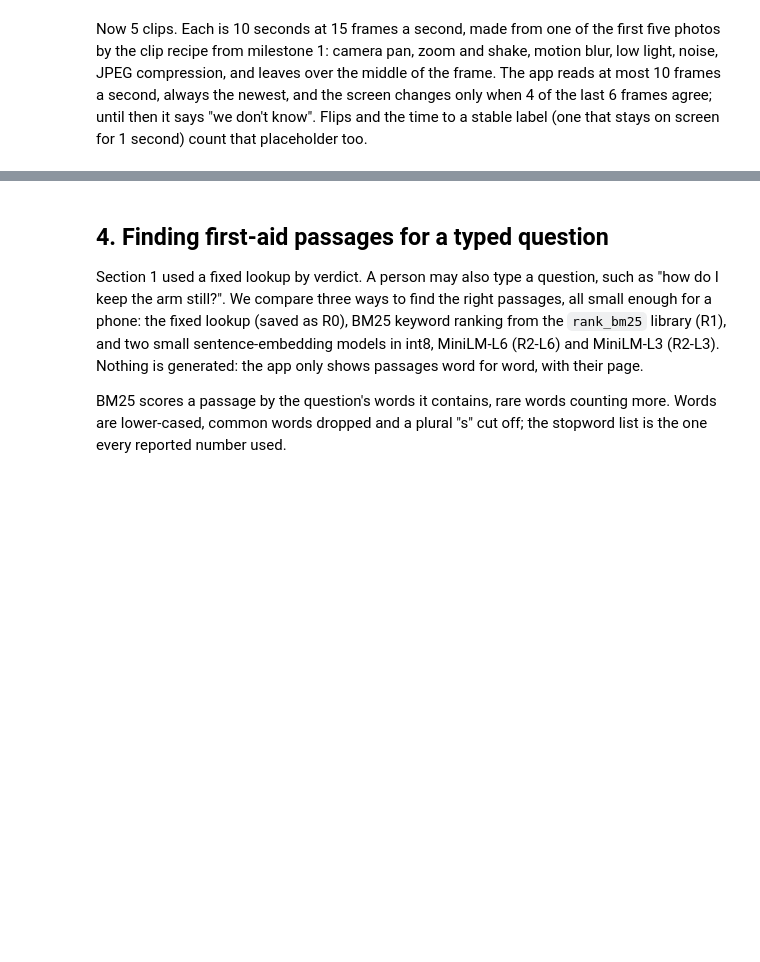
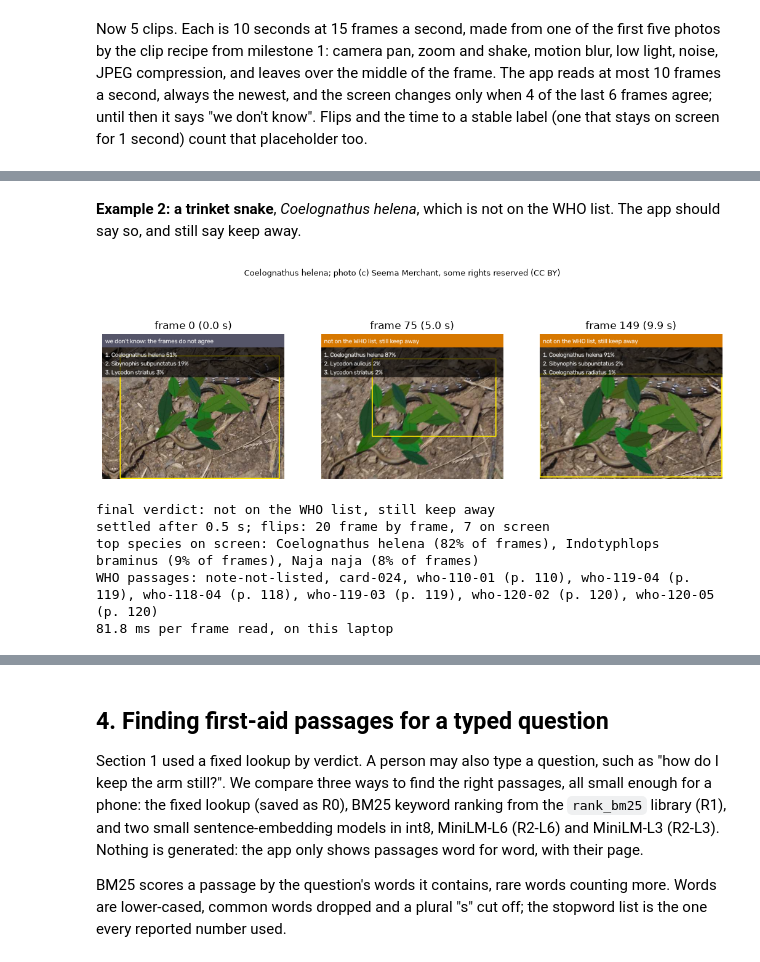
Before and after one commit to Puneet-Bajaj-IITM/Group-5-DS-and-AI-Lab-Project, a Jupyter notebook: notebooks/16_app.ipynb, the cells around one changed output, grey strips where cells are left out. Cells and saved outputs as stored; diff of their text form; code cells hidden in the pictures; blank space fills up the shorter version.

```diff
--- a/notebooks/16_app.ipynb
+++ b/notebooks/16_app.ipynb
@@ -524,0 +539,12 @@ passages: ['who-110-01', 'who-119-04', 'who-118-04', 'who-119-03', 'who-120-02',
+# %% [markdown]
+**Example 2: a trinket snake**, *Coelognathus helena*, which is not on the WHO list. The app
+should say so, and still say keep away.
+# %%
+examples.append(run_demo("val/coelognathus_helena/inaturalist_557437621.jpg", seed=42))
+# %% [output]
+[figure, added]
+final verdict: not on the WHO list, still keep away
+settled after 0.5 s; flips: 20 frame by frame, 7 on screen
+top species on screen: Coelognathus helena (82% of frames), Indotyphlops braminus (9% of frames), Naja naja (8% of frames)
+WHO passages: note-not-listed, card-024, who-110-01 (p. 110), who-119-04 (p. 119), who-118-04 (p. 118), who-119-03 (p. 119), who-120-02 (p. 120), who-120-05 (p. 120)
+81.8 ms per frame read, on this laptop
```
Also changed, not shown: parts of 21 cells of this notebook, 5 other files.
